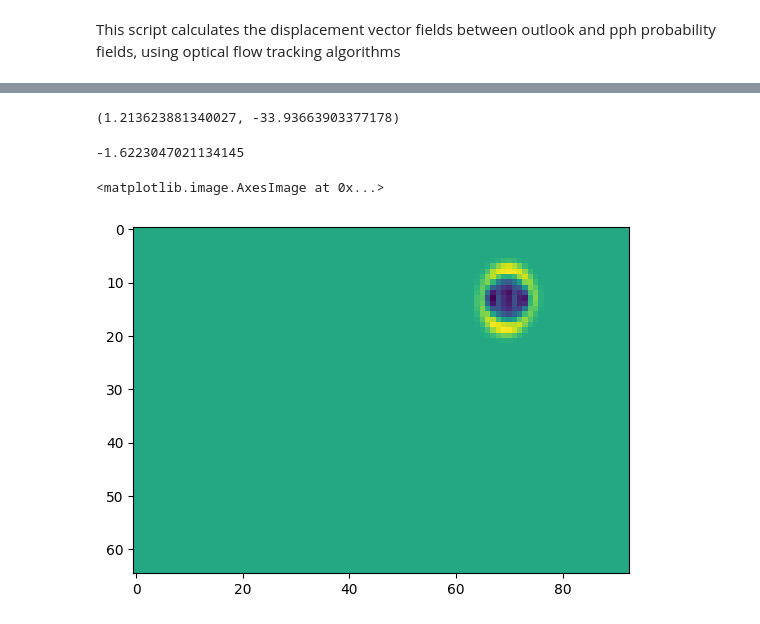
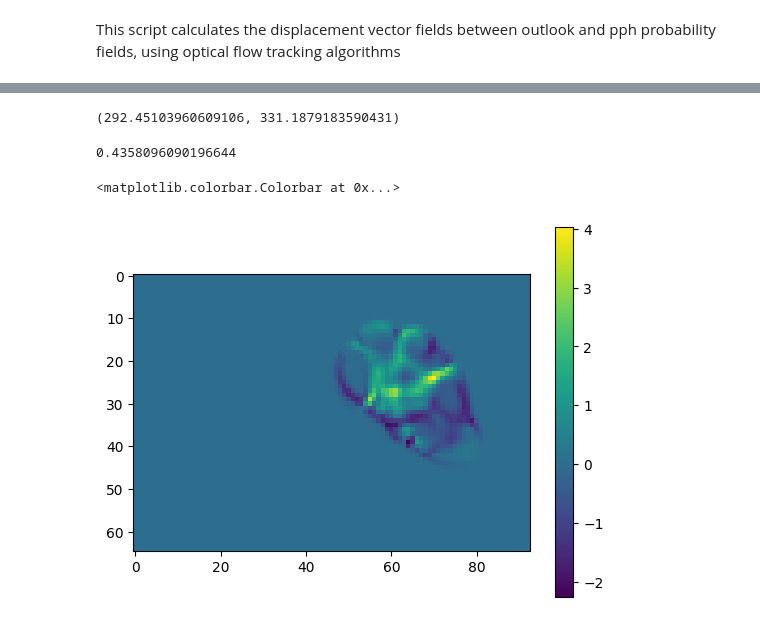
Before and after one commit to milesepstein13/severe-thunderstorm-analysis, a Jupyter notebook: track_displacement.ipynb, the cells around one changed output, grey strips where cells are left out. Drawn from its saved outputs; the diff is of its cells as text; code cells hidden in the pictures.

Commit message:
completed flow day function

```diff
--- a/track_displacement.ipynb
+++ b/track_displacement.ipynb
@@ -13,7 +13,7 @@ This script calculates the displacement vector fields between outlook and pph pr
 pph = xr.open_dataset('data/pph/labelled_pph.nc')
 outlooks = xr.open_dataset('data/outlooks/grid_outlooks.nc')
 # %%
-test_date = '200510240000'
+test_date = '201104270000'
 pph_array = pph.sel(time = test_date)['p_perfect_max'].data/100*255 # normalize to 8-bit image scale
 outlook_array = outlooks.sel(time = test_date, outlook = 'Day 1')['prob'].data*255 # normalize to 8-bit image scale
 # %%
@@ -53,17 +53,24 @@ x_shift = np.average(flow[:, :, 0], weights = outlook_array)
 y_shift = np.average(flow[:, :, 1], weights = outlook_array)
 x_shift*80, y_shift * 80
 # %% [output]
-(1.213623881340027, -33.93663903377178)
+(292.45103960609106, 331.1879183590431)
 # %%
 # weighted mean divergence, range should be approximately (-1, 1)
 # try basic method with np.gradient. Will then use metpy gradient but need flow vectors to have proper units first
 div = np.gradient(flow[:, :, 0])[1] + np.gradient(flow[:, :, 1])[0]
 total_div = np.average(div, weights = outlook_array)
 total_div
+
+
+curl = np.gradient(flow[:, :, 0])[0] + np.gradient(flow[:, :, 1])[1]
+total_curl = np.average(curl, weights = outlook_array)
+
+total_div
 # %% [output]
--1.6223047021134145
+0.4358096090196644
 # %%
 plt.imshow(div)
+plt.colorbar()
 # %% [output]
-<matplotlib.image.AxesImage at 0x...>
+<matplotlib.colorbar.Colorbar at 0x...>
-[figure, old version]
+[figure, new version]
```
Also changed, not shown: parts of 1 cell of this notebook.
